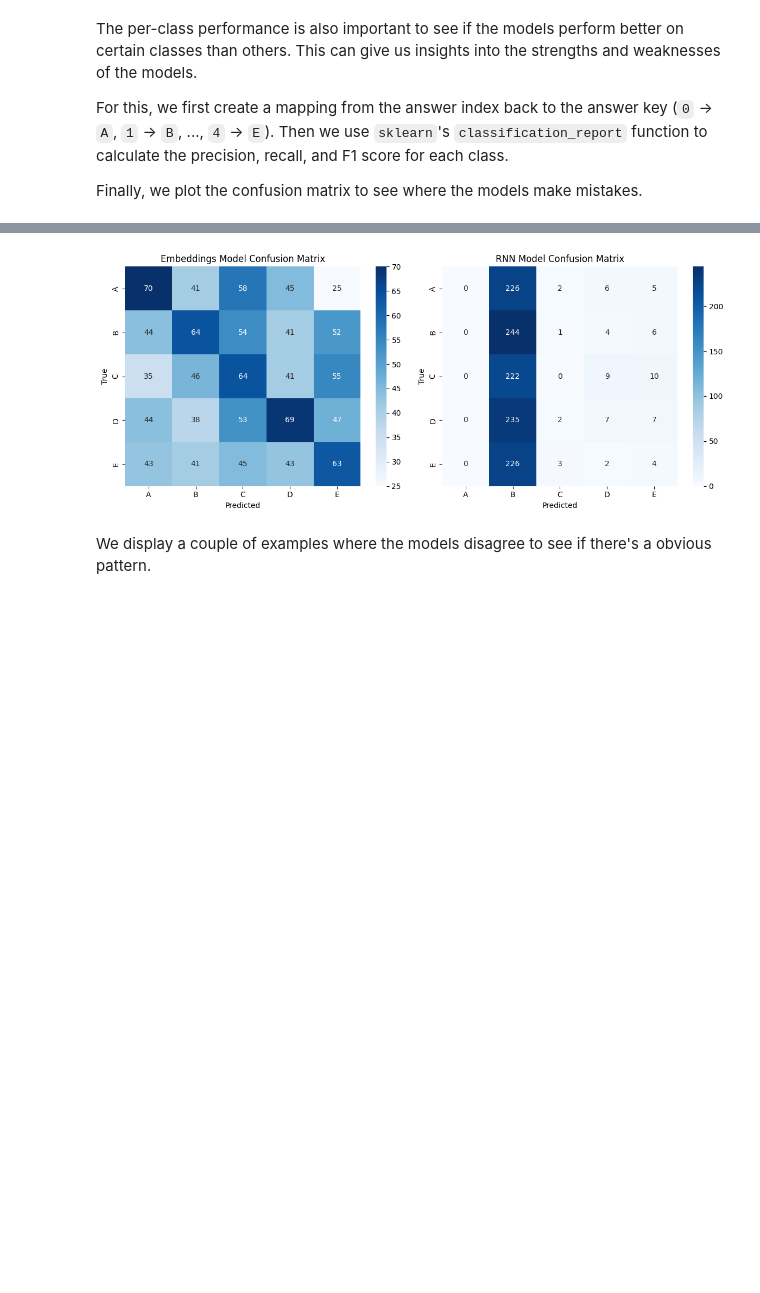
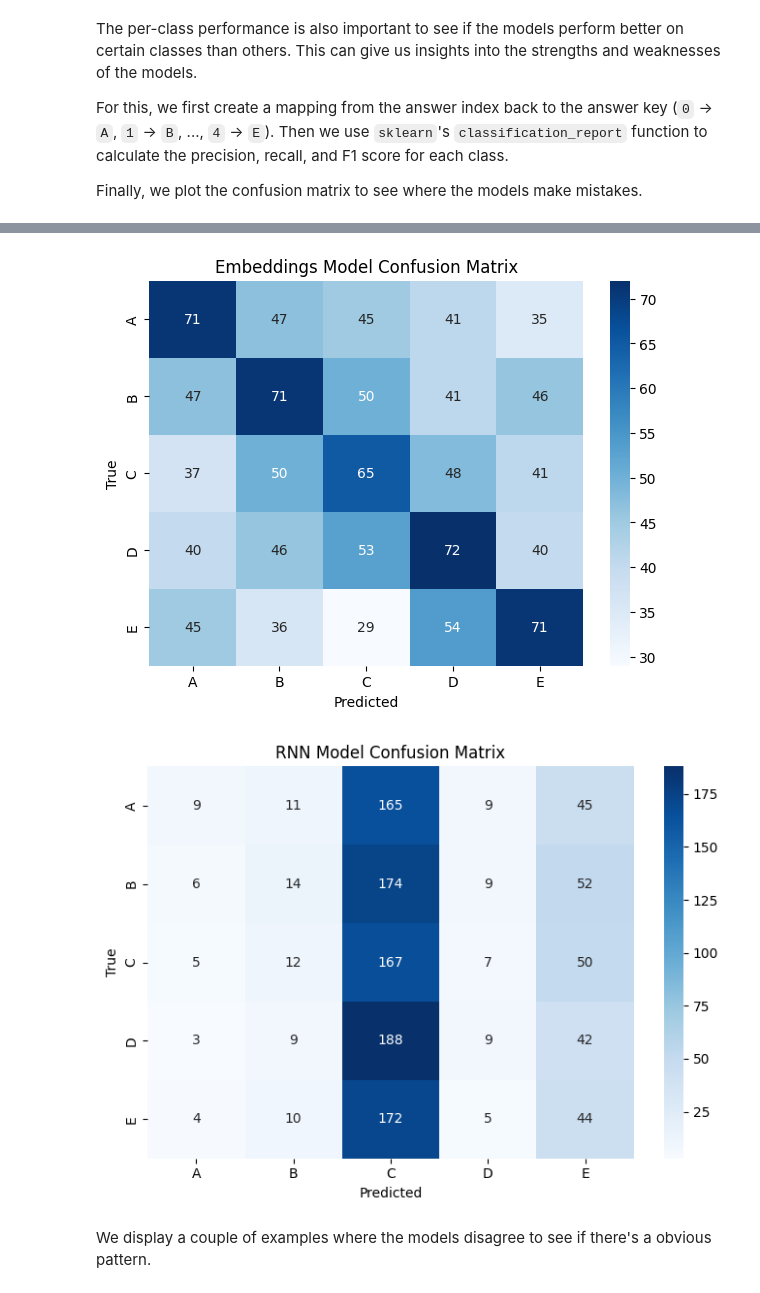
Before and after one commit to Davee02/HSLU.NLP, a Jupyter notebook: course_projects/project_1.ipynb, the cells around one changed output, grey strips where cells are left out. Saved outputs shown, nothing was run; the diff lists cells and outputs as text; code cells hidden in the pictures; blank space fills up the shorter version.

```diff
--- a/course_projects/project_1.ipynb
+++ b/course_projects/project_1.ipynb
@@ -523,8 +525,8 @@ class RNNQAClassifier(nn.Module):
         x = self.classifier(last_output) # (batch_size, 5)
         return x
 # %%
-rnn_hidden_dim = 128
-classifier_hidden_dim = 64
+rnn_hidden_dim = 256
+classifier_hidden_dim = 128
 
 rnn_model = RNNQAClassifier(embedding_dim=wv.vector_size, num_layers=2, bidirectional=True, rnn_hidden_dim=rnn_hidden_dim, classifier_hidden_dim=classifier_hidden_dim, device=device)
 rnn_model = rnn_model.to(device)
@@ -577,7 +579,7 @@ embedding_run = wandb.init(
     "initial_learning_rate": 5e-4,
     "max_learning_rate": 5e-3,
     "batch_size": embeddings_batch_size,
-    "epochs": 100,
+    "epochs": 50,
     "weight_decay": 1e-2,
   },
   reinit=True,
@@ -758,7 +762,7 @@ rnn_run = wandb.init(
     "initial_learning_rate": 1e-4,
     "max_learning_rate": 5e-3,
     "batch_size": rnn_batch_size,
-    "epochs": 100,
+    "epochs": 50,
     "weight_decay": 1e-2,
   },
   reinit=True,
@@ -870,8 +904,13 @@ def evaluate_model(model, test_loader):
 # %% [markdown]
 We run the evaluation function for both models and save its results.
 # %%
-embeddings_accuracy, embeddings_predictions, embeddings_labels = evaluate_model(embeddings_model, embeddings_test_loader)
-rnn_accuracy, rnn_predictions, rnn_labels = evaluate_model(rnn_model, rnn_test_loader)
+embeddings_metrics, embeddings_predictions, embeddings_labels, embeddings_outputs = evaluate_model(embeddings_model, embeddings_test_loader)
+rnn_metrics, rnn_predictions, rnn_labels, rnn_outputs = evaluate_model(rnn_model, rnn_test_loader)
+
+embeddings_labels_tensor = torch.tensor(embeddings_labels)
+embeddings_predictions_tensor = torch.tensor(embeddings_predictions)
+rnn_labels_tensor = torch.tensor(rnn_labels)
+rnn_predictions_tensor = torch.tensor(rnn_predictions)
 # %% [markdown]
 We're interested in the accuracy of the models on the test set to see how well they generalize to unseen data.
 The absolute difference in accuracy between the two models is also of interest to see which model performs better.
@@ -929,24 +975,24 @@ weighted avg       0.12      0.21      0.09      1221
 # %%
-plt.figure(figsize=(12, 5))
+embeddings_cm = confusion_matrix(embeddings_labels, embeddings_predictions)
+rnn_cm = confusion_matrix(rnn_labels, rnn_predictions)
 
-plt.subplot(1, 2, 1)
-embeddings_cm = confusion_matrix(embeddings_labels, embeddings_predictions)
-sns.heatmap(embeddings_cm, annot=True, fmt="d", cmap="Blues", xticklabels=label_names, yticklabels=label_names)
-plt.title("Embeddings Model Confusion Matrix")
-plt.xlabel("Predicted")
-plt.ylabel("True")
+embeddings_cm_fig, embeddings_cm_ax = plt.subplots(figsize=(7, 5))
+sns.heatmap(embeddings_cm, annot=True, fmt="d", cmap="Blues", xticklabels=label_names, yticklabels=label_names, ax=embeddings_cm_ax)
+embeddings_cm_ax.set_title("Embeddings Model Confusion Matrix")
+embeddings_cm_ax.set_xlabel("Predicted")
+embeddings_cm_ax.set_ylabel("True")
 
-plt.subplot(1, 2, 2)
-rnn_cm = confusion_matrix(rnn_labels, rnn_predictions)
-sns.heatmap(rnn_cm, annot=True, fmt="d", cmap="Blues", xticklabels=label_names, yticklabels=label_names)
-plt.title("RNN Model Confusion Matrix")
-plt.xlabel("Predicted")
-plt.ylabel("True")
+rnn_cm_fig, rnn_cm_ax = plt.subplots(figsize=(7, 5))
+sns.heatmap(rnn_cm, annot=True, fmt="d", cmap="Blues", xticklabels=label_names, yticklabels=label_names, ax=rnn_cm_ax)
+rnn_cm_ax.set_title("RNN Model Confusion Matrix")
+rnn_cm_ax.set_xlabel("Predicted")
+rnn_cm_ax.set_ylabel("True")
 
 plt.tight_layout()
 plt.show()
 # %% [output]
-[figure, old version]
+[figure, new version]
+[figure, added]
 # %% [markdown]
 We display a couple of examples where the models disagree to see if there's a obvious pattern.
 # %%
```
Also changed, not shown: parts of 30 cells of this notebook.
